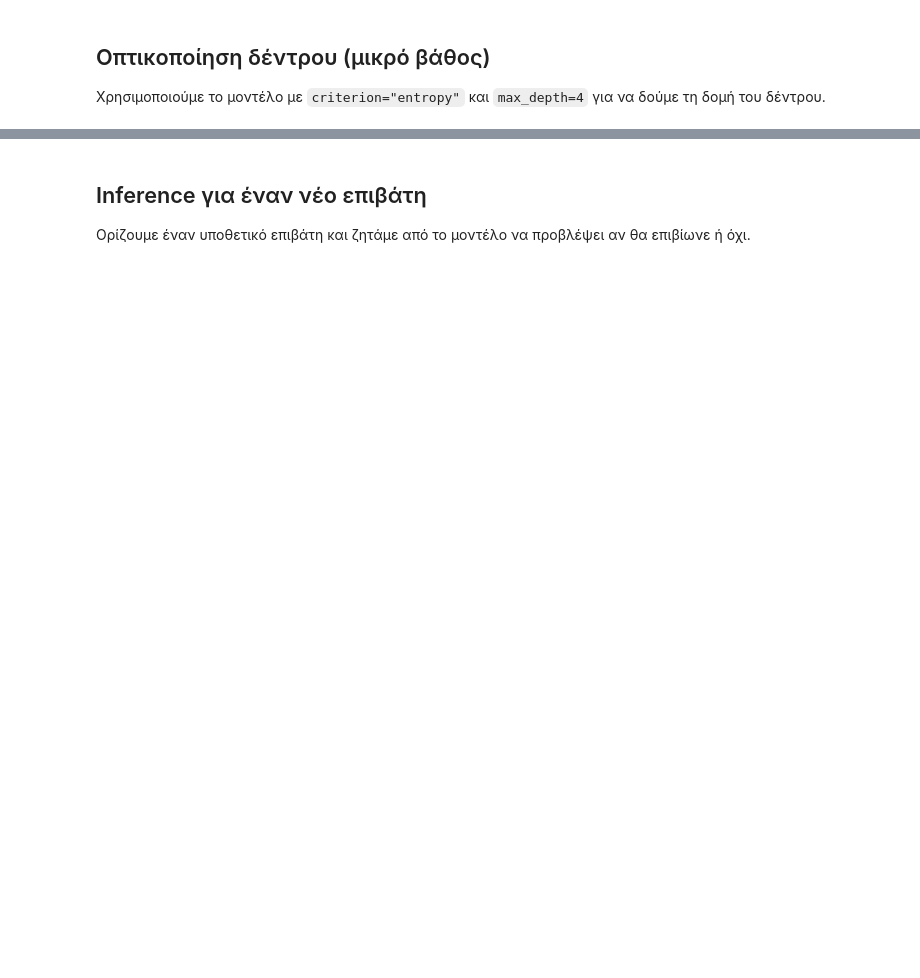
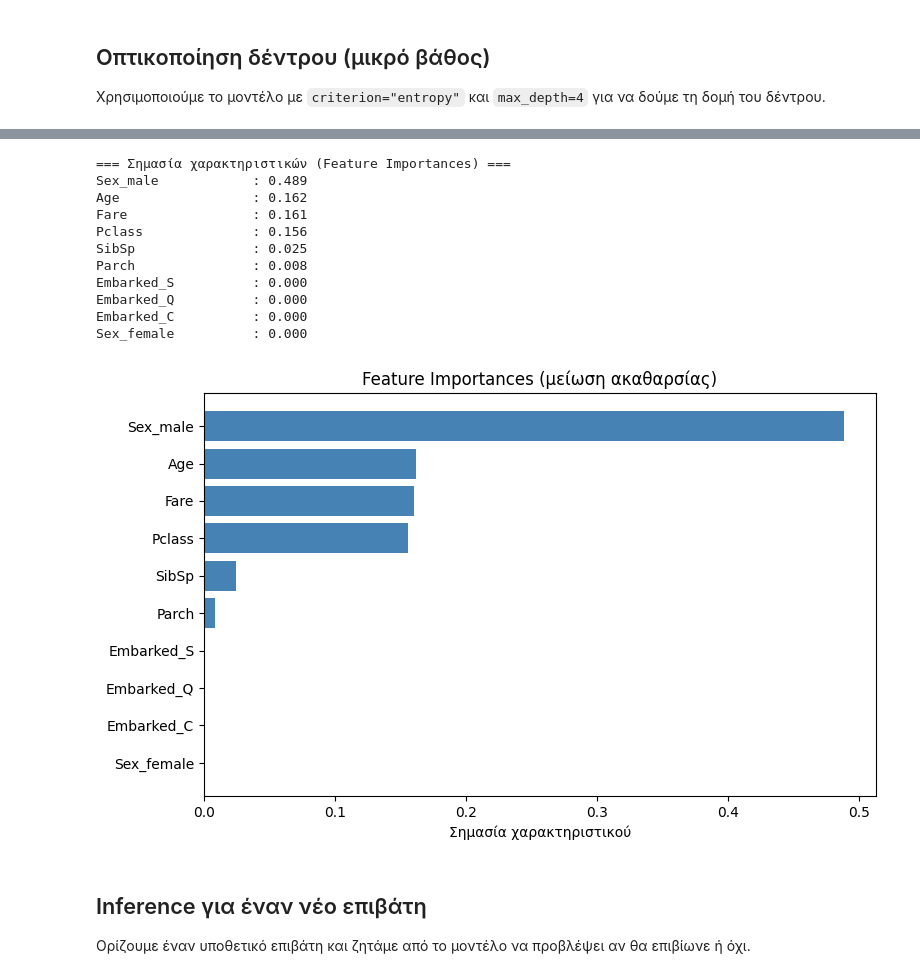
Before and after one commit to ikons/adv-ai, a Jupyter notebook: notebooks/01_decision_trees_titanic.ipynb, the cells around one changed output, grey strips where cells are left out. Drawn from its saved outputs; the diff is of its cells as text; code cells hidden in the pictures; blank space fills up the shorter version.

Commit message:
added extensive documentation for decision trees

```diff
--- a/notebooks/01_decision_trees_titanic.ipynb
+++ b/notebooks/01_decision_trees_titanic.ipynb
@@ -132,3 +368,50 @@ plt.show()
+# %%
+import matplotlib.pyplot as plt
+import numpy as np
+
+# Παίρνουμε το εκπαιδευμένο pipeline (π.χ. pipe_entropy ή pipe_gini)
+# Εδώ υποθέτουμε ότι έχεις ήδη τρέξει το pipe_entropy στο notebook
+model = pipe_entropy.named_steps["model"]
+ohe = pipe_entropy.named_steps["preprocess"].named_transformers_["cat"]
+
+# Λίστα με τα ονόματα όλων των χαρακτηριστικών (μετά το OneHotEncoding)
+cat_feature_names = list(ohe.get_feature_names_out(cat_cols))
+feature_names = cat_feature_names + num_cols
+
+# Παίρνουμε τις σημασίες από το decision tree
+importances = model.feature_importances_
+
+# Ταξινομούμε φθίνουσα
+indices = np.argsort(importances)[::-1]
+sorted_features = [(feature_names[i], importances[i]) for i in indices]
+
+# Εμφάνιση σε πίνακα
+print("=== Σημασία χαρακτηριστικών (Feature Importances) ===")
+for name, imp in sorted_features:
+    print(f"{name:20s}: {imp:.3f}")
+
+# Γράφημα
+plt.figure(figsize=(8,5))
+plt.barh([feature_names[i] for i in indices][::-1],
+         [importances[i] for i in indices][::-1],
+         color="steelblue")
+plt.xlabel("Σημασία χαρακτηριστικού")
+plt.title("Feature Importances (μείωση ακαθαρσίας)")
+plt.tight_layout()
+plt.show()
+# %% [output]
+=== Σημασία χαρακτηριστικών (Feature Importances) ===
+Sex_male            : 0.489
+Age                 : 0.162
+Fare                : 0.161
+Pclass              : 0.156
+SibSp               : 0.025
+Parch               : 0.008
+Embarked_S          : 0.000
+Embarked_Q          : 0.000
+Embarked_C          : 0.000
+Sex_female          : 0.000
+[figure, added]
 # %% [markdown]
 ## Inference για έναν νέο επιβάτη
 
```
Also changed, not shown: parts of 11 cells of this notebook, 13 other files.
